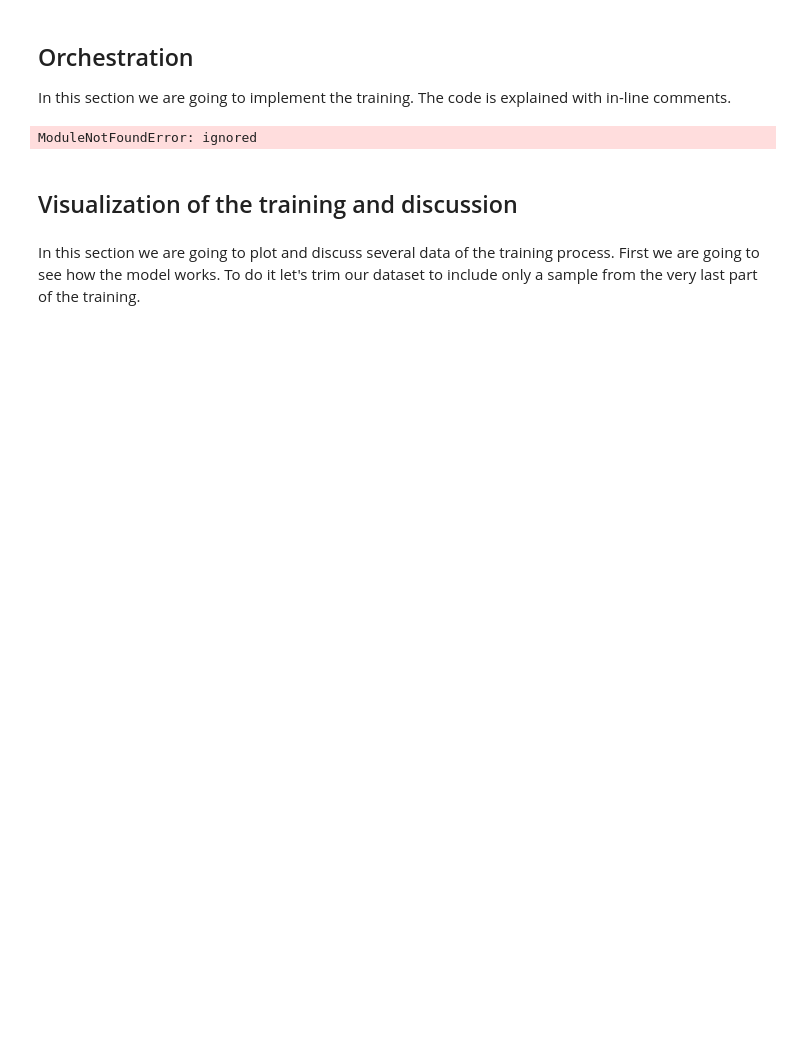
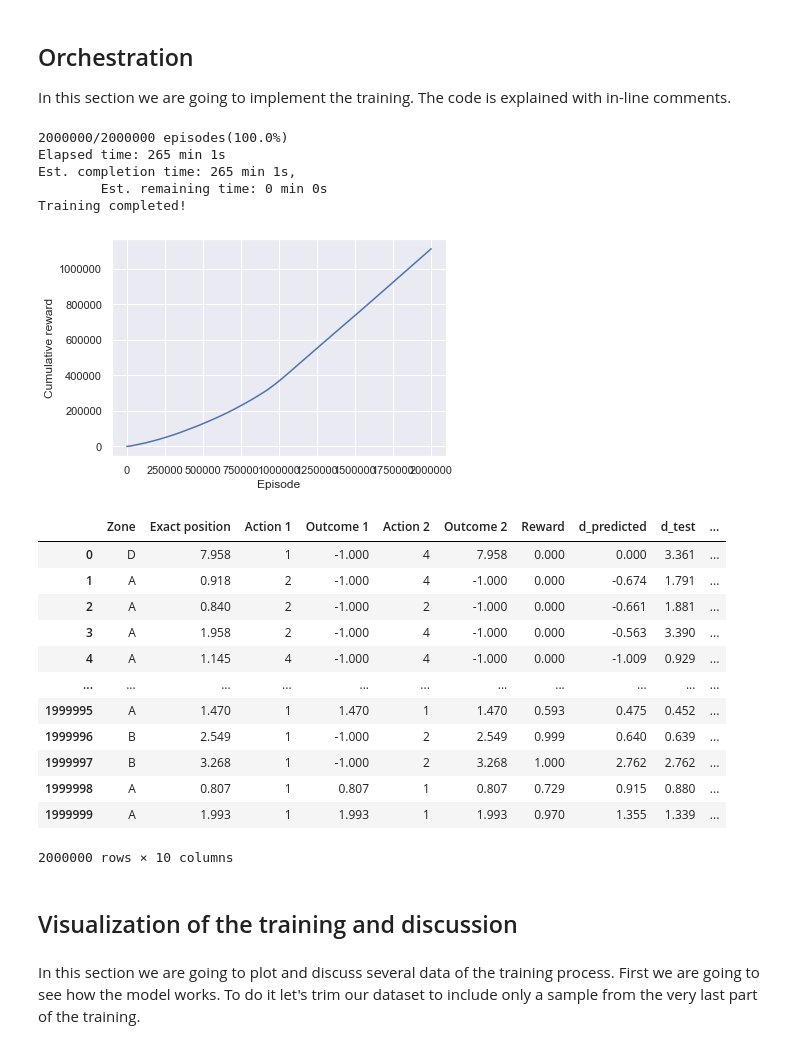
Before and after one commit to geduardo/Designing-Experiments-With-Neural-Networks, a Jupyter notebook: Experiment II.ipynb, the cells around one changed output. Cells and saved outputs as stored; diff of their text form; code cells hidden in the pictures; blank space fills up the shorter version.

```diff
--- a/Experiment II.ipynb
+++ b/Experiment II.ipynb
@@ -141,35 +141,53 @@ while count < N_Episodes:
     refresh_rate = 5000
     if count % (N_Episodes/refresh_rate) == 0:
         clear_output()
         t2 = time.time()
         m, s = divmod(t2-t1, 60)
         mt, st = divmod(t2-t0, 60)
         me, se = divmod(((t2-t0)/count)*N_Episodes, 60)
         mr, sr = divmod(((t2-t0)/count)*N_Episodes-t2+t0, 60)
         print (str(int(count)) + '/' +  str(N_Episodes) + " episodes" +
                '(' + str(100*count/N_Episodes)+ '%)')
         print('Elapsed time: {} min {}s'.format(int(mt), int(st)))
         print("""Est. completion time: {} min {}s,
         Est. remaining time: {} min {}s""".format(int(me), int(se), int(mr),
                                                   int(sr)))
         t1 = time.time()
 print('Training completed!')
 
 
 plt.plot(range(len(total_reward_list)), total_reward_list)
 plt.ylabel("Cumulative reward")
 plt.xlabel("Episode")
 plt.show()
 
 
 df=pd.DataFrame(values, columns = ['Zone', 'Exact position', 'Action 1',
                                    'Outcome 1', 'Action 2', 'Outcome 2',
                                    'Reward', 'd_predicted', 'd_test',
                                    'Exploration rate'])
 df.to_csv('df_nuevo.csv')
-df.round(2)
+df.round(3)
 # %% [output]
-ModuleNotFoundError: ignored
+2000000/2000000 episodes(100.0%)
+Elapsed time: 265 min 1s
+Est. completion time: 265 min 1s,
+        Est. remaining time: 0 min 0s
+Training completed!
+[figure, added]
+|  | Zone | Exact position | Action 1 | Outcome 1 | Action 2 | Outcome 2 | Reward | d_predicted | d_test | ... |
+| 0 | D | 7.958 | 1 | -1.000 | 4 | 7.958 | 0.000 | 0.000 | 3.361 | ... |
+| 1 | A | 0.918 | 2 | -1.000 | 4 | -1.000 | 0.000 | -0.674 | 1.791 | ... |
+| 2 | A | 0.840 | 2 | -1.000 | 2 | -1.000 | 0.000 | -0.661 | 1.881 | ... |
+| 3 | A | 1.958 | 2 | -1.000 | 4 | -1.000 | 0.000 | -0.563 | 3.390 | ... |
+| 4 | A | 1.145 | 4 | -1.000 | 4 | -1.000 | 0.000 | -1.009 | 0.929 | ... |
+| ... | ... | ... | ... | ... | ... | ... | ... | ... | ... | ... |
+| 1999995 | A | 1.470 | 1 | 1.470 | 1 | 1.470 | 0.593 | 0.475 | 0.452 | ... |
+| 1999996 | B | 2.549 | 1 | -1.000 | 2 | 2.549 | 0.999 | 0.640 | 0.639 | ... |
+| 1999997 | B | 3.268 | 1 | -1.000 | 2 | 3.268 | 1.000 | 2.762 | 2.762 | ... |
+| 1999998 | A | 0.807 | 1 | 0.807 | 1 | 0.807 | 0.729 | 0.915 | 0.880 | ... |
+| 1999999 | A | 1.993 | 1 | 1.993 | 1 | 1.993 | 0.970 | 1.355 | 1.339 | ... |
+2000000 rows × 10 columns
 # %% [markdown]
 ## Visualization of the training and discussion
 # %% [markdown]
```
Also changed, not shown: parts of 12 cells of this notebook.
